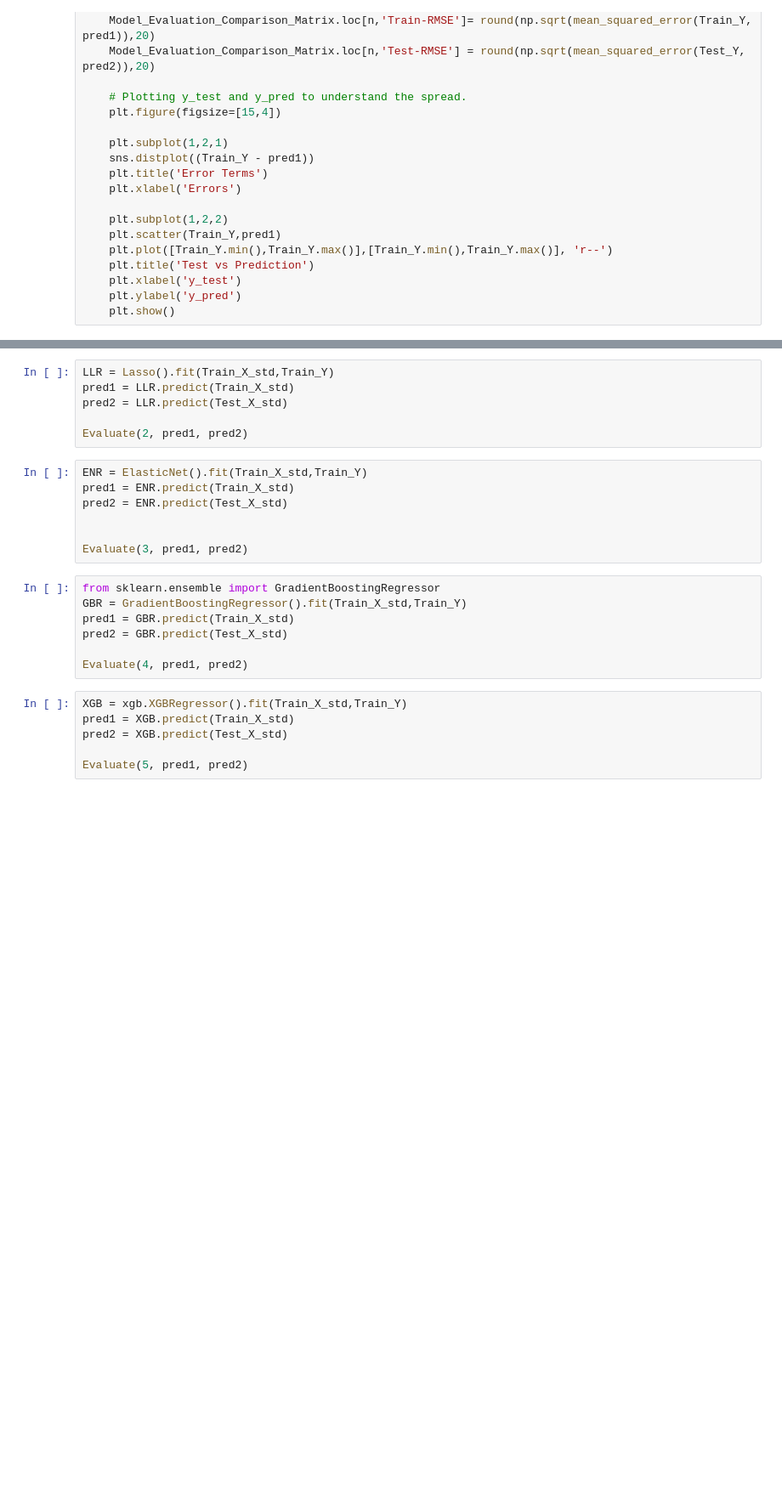
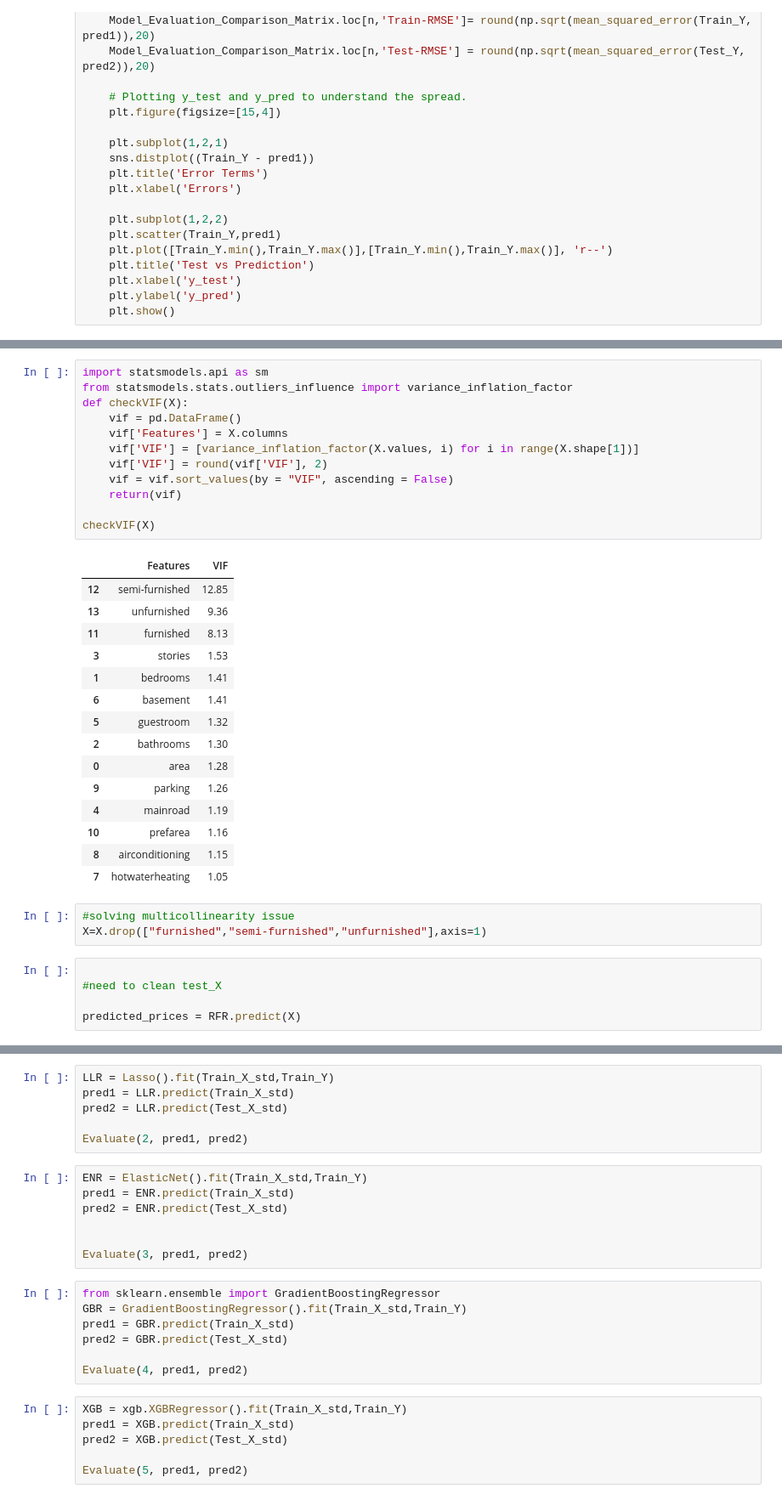
Before and after one commit to gowravmannem/HackAi_2024, a Jupyter notebook: Bruteforce.ipynb, the cells around one changed output, grey strips where cells are left out. Shown at 85% size. Cells and saved outputs as stored; diff of their text form; blank space fills up the shorter version.

```diff
--- a/Bruteforce.ipynb
+++ b/Bruteforce.ipynb
@@ -154,0 +315,36 @@ Evaluate(0, pred1, pred2)
+# %%
+import statsmodels.api as sm
+from statsmodels.stats.outliers_influence import variance_inflation_factor
+def checkVIF(X):
+    vif = pd.DataFrame()
+    vif['Features'] = X.columns
+    vif['VIF'] = [variance_inflation_factor(X.values, i) for i in range(X.shape[1])]
+    vif['VIF'] = round(vif['VIF'], 2)
+    vif = vif.sort_values(by = "VIF", ascending = False)
+    return(vif)
+
+checkVIF(X)
+# %% [output]
+|  | Features | VIF |
+| 12 | semi-furnished | 12.85 |
+| 13 | unfurnished | 9.36 |
+| 11 | furnished | 8.13 |
+| 3 | stories | 1.53 |
+| 1 | bedrooms | 1.41 |
+| 6 | basement | 1.41 |
+| 5 | guestroom | 1.32 |
+| 2 | bathrooms | 1.30 |
+| 0 | area | 1.28 |
+| 9 | parking | 1.26 |
+| 4 | mainroad | 1.19 |
+| 10 | prefarea | 1.16 |
+| 8 | airconditioning | 1.15 |
+| 7 | hotwaterheating | 1.05 |
+# %%
+#solving multicollinearity issue
+X=X.drop(["furnished","semi-furnished","unfurnished"],axis=1)
+# %%
+
+#need to clean test_X
+
+predicted_prices = RFR.predict(X)
```
Also changed, not shown: parts of 13 cells of this notebook.
